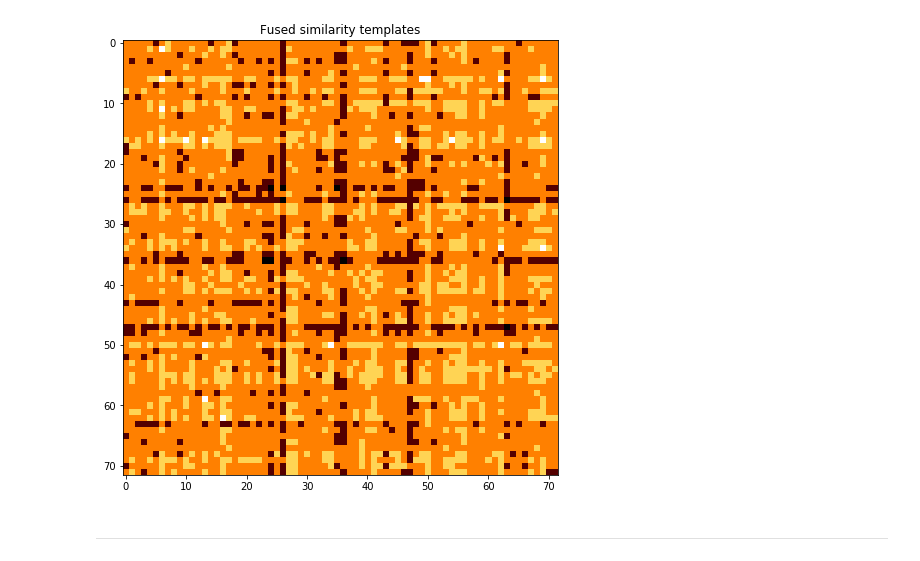
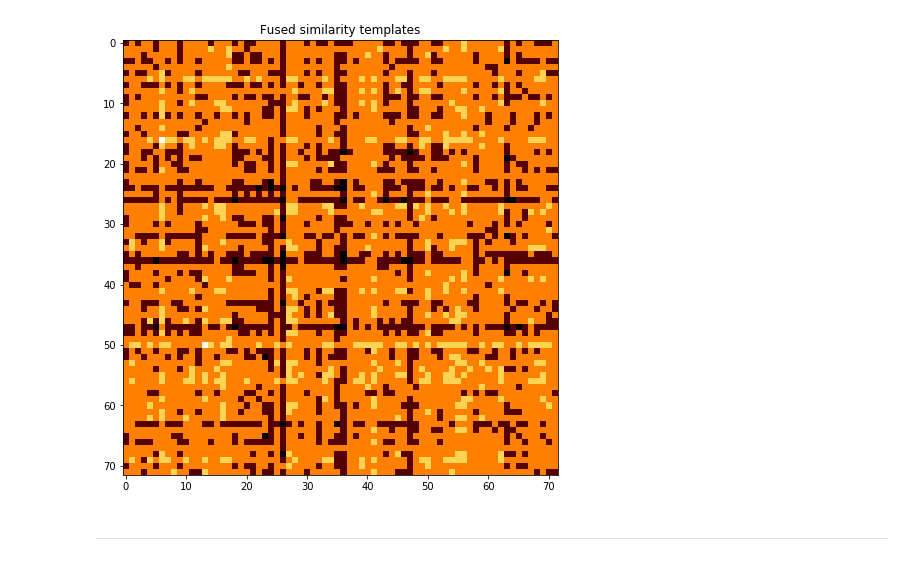
Before and after one commit to samvoisin/TDAforGesturePredictionsEMG, a Jupyter notebook: SNF2_01_g2.ipynb, the cells around one changed output. Saved outputs shown, nothing was run; the diff lists cells and outputs as text; code cells hidden in the pictures.

```diff
--- a/SNF2_01_g2.ipynb
+++ b/SNF2_01_g2.ipynb
@@ -20,19 +20,19 @@ dc.get_max_obs(smooth=True)
 # %%
 snf_tst = SNF(dc.data_set_smooth["01"]["2_1_1"][:, :6], k=0.5)
 snf_tst.normalize_modalities()
 
 # need to calc weights to find knn
 snf_tst.calc_weights()
 snf_tst.normalize_weights()
 # generate and normalize knn graph
 snf_tst.calc_knn_weights()
 snf_tst.normalize_knn_weights()
 
-snf_tst.network_fusion(iters=5000)
+snf_tst.network_fusion()
 
 snf_tst.plot_template()
 # %% [output]
-[figure, old version]
+[figure, new version]
 # %% [markdown]
 ---
 # %%
```
Also changed, not shown: 1 other file.
